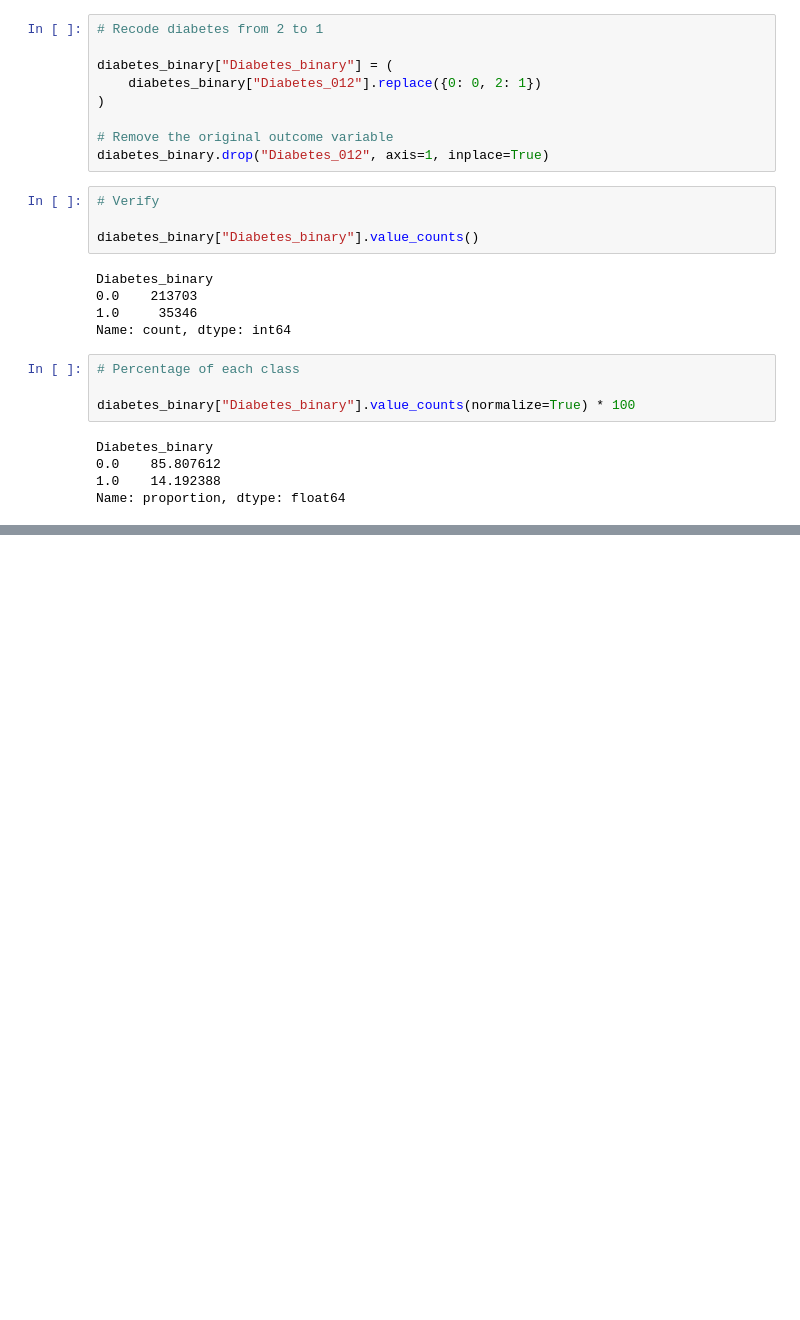
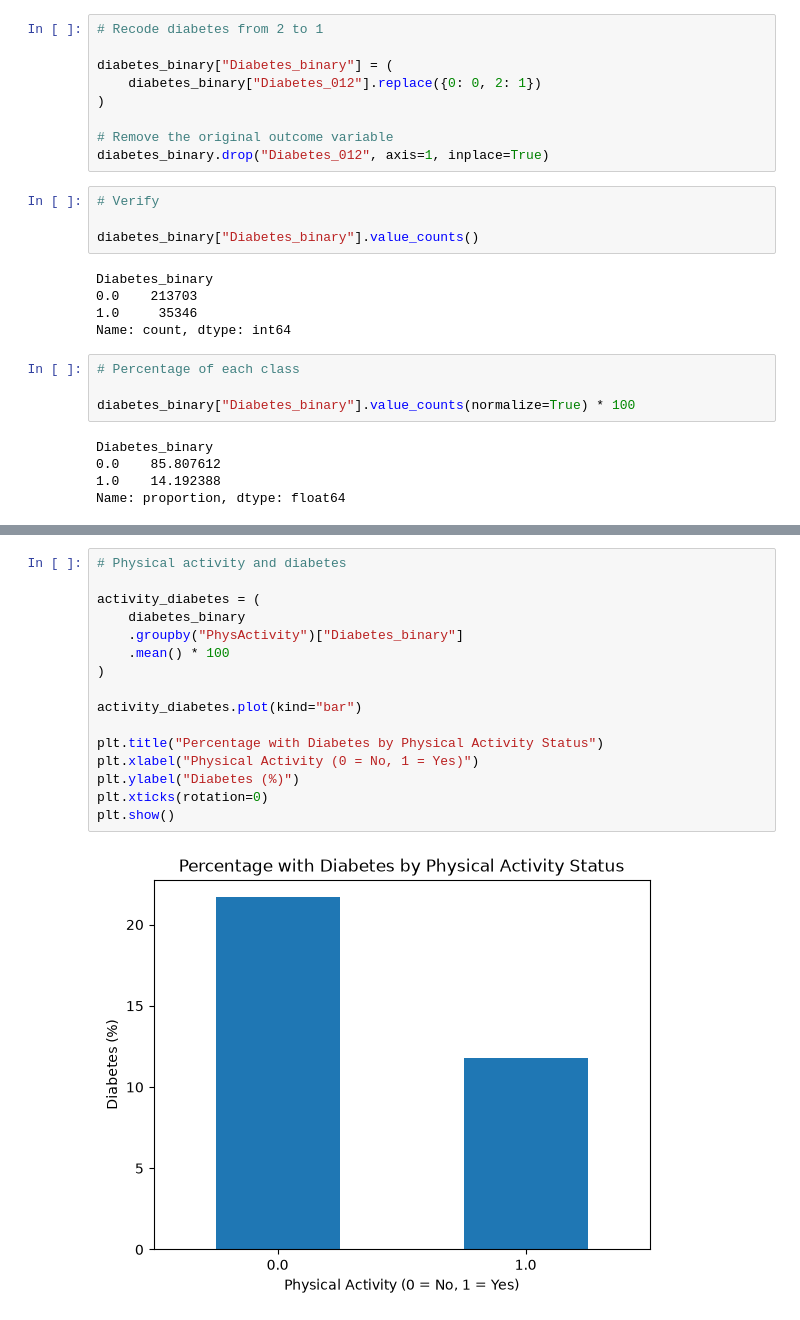
Before and after one commit to Yvesangwa/AI_labs, a Jupyter notebook: Final_project/Predicting_Diabetes_Status.ipynb, the cells around one changed output, grey strips where cells are left out. Drawn from its saved outputs; the diff is of its cells as text; blank space fills up the shorter version.

```diff
--- a/Final_project/Predicting_Diabetes_Status.ipynb
+++ b/Final_project/Predicting_Diabetes_Status.ipynb
@@ -243,0 +296,18 @@ Name: proportion, dtype: float64
+# %%
+# Physical activity and diabetes
+
+activity_diabetes = (
+    diabetes_binary
+    .groupby("PhysActivity")["Diabetes_binary"]
+    .mean() * 100
+)
+
+activity_diabetes.plot(kind="bar")
+
+plt.title("Percentage with Diabetes by Physical Activity Status")
+plt.xlabel("Physical Activity (0 = No, 1 = Yes)")
+plt.ylabel("Diabetes (%)")
+plt.xticks(rotation=0)
+plt.show()
+# %% [output]
+[figure, added]
```
Also changed, not shown: parts of 4 cells of this notebook.
